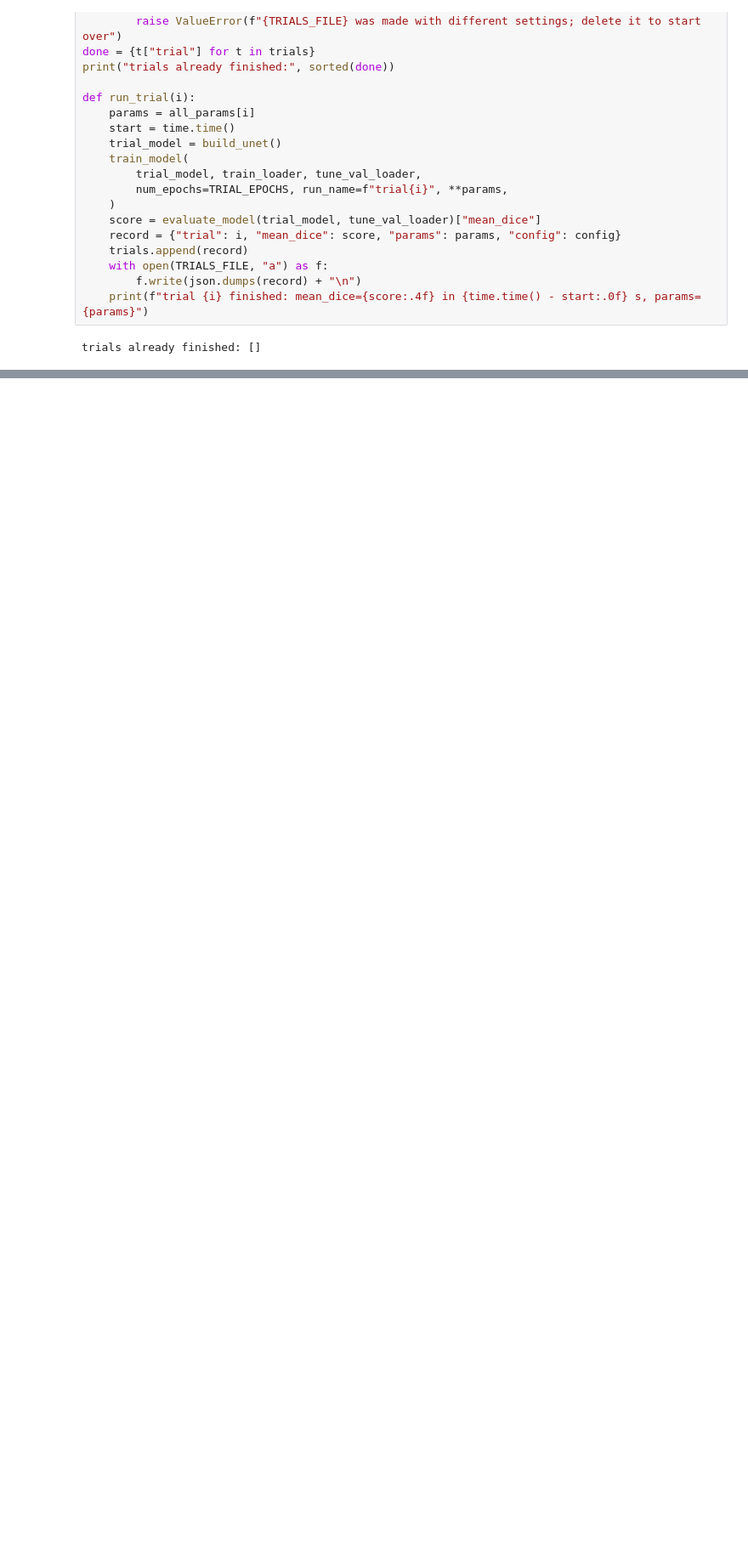
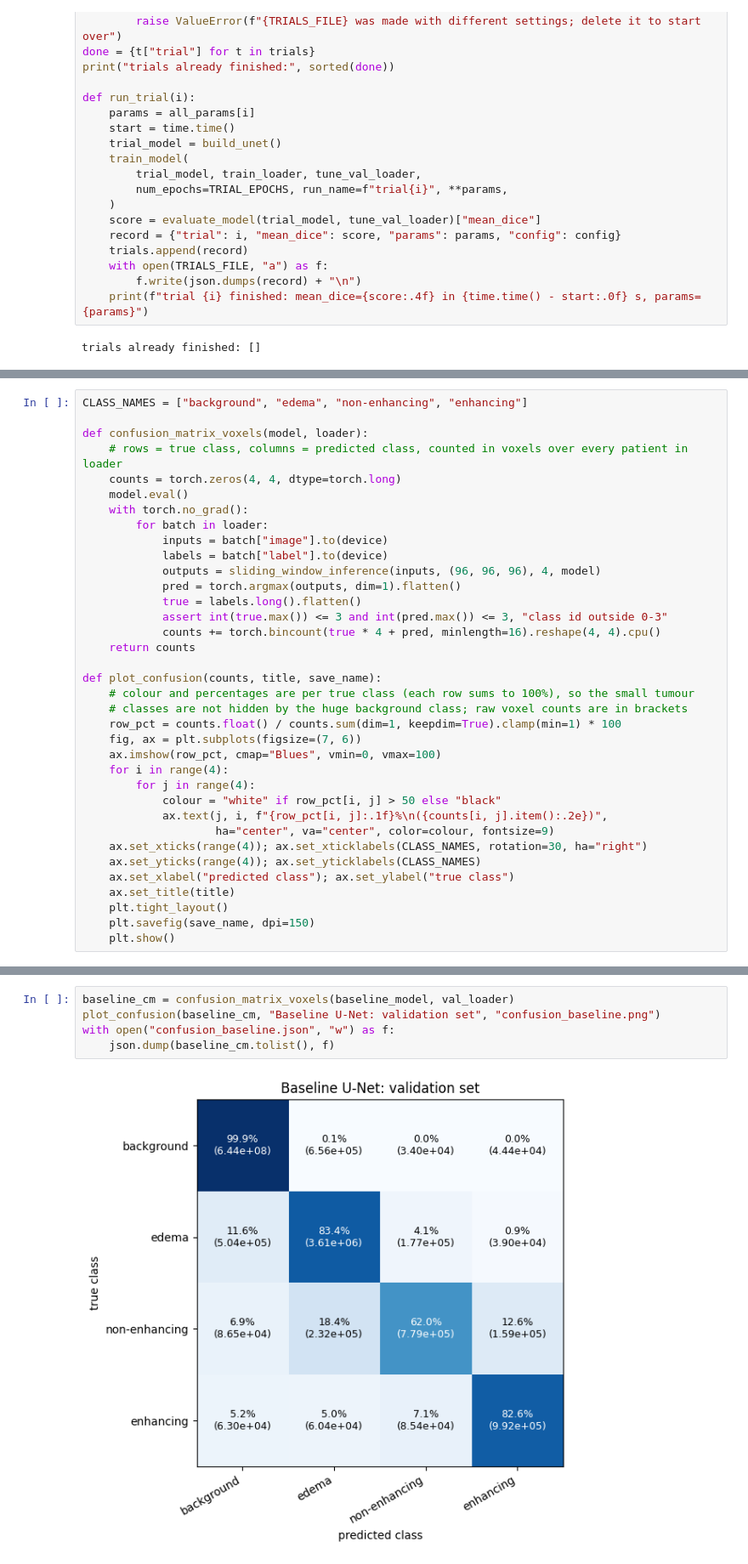
Before and after one commit to Ron-Maina/Brain-Tumour-Segmentation-, a Jupyter notebook: Multi_Region_Brain_Tumour_Segmentation.ipynb, the cells around one changed output, grey strips where cells are left out. Shown at 85% size. Drawn from its saved outputs; the diff is of its cells as text; blank space fills up the shorter version.

```diff
--- a/Multi_Region_Brain_Tumour_Segmentation.ipynb
+++ b/Multi_Region_Brain_Tumour_Segmentation.ipynb
@@ -738,3 +720,39 @@ baseline_history = train_model(
+# %%
+CLASS_NAMES = ["background", "edema", "non-enhancing", "enhancing"]
+
+def confusion_matrix_voxels(model, loader):
+    # rows = true class, columns = predicted class, counted in voxels over every patient in loader
+    counts = torch.zeros(4, 4, dtype=torch.long)
+    model.eval()
+    with torch.no_grad():
+        for batch in loader:
+            inputs = batch["image"].to(device)
+            labels = batch["label"].to(device)
+            outputs = sliding_window_inference(inputs, (96, 96, 96), 4, model)
+            pred = torch.argmax(outputs, dim=1).flatten()
+            true = labels.long().flatten()
+            assert int(true.max()) <= 3 and int(pred.max()) <= 3, "class id outside 0-3"
+            counts += torch.bincount(true * 4 + pred, minlength=16).reshape(4, 4).cpu()
+    return counts
+
+def plot_confusion(counts, title, save_name):
+    # colour and percentages are per true class (each row sums to 100%), so the small tumour
+    # classes are not hidden by the huge background class; raw voxel counts are in brackets
+    row_pct = counts.float() / counts.sum(dim=1, keepdim=True).clamp(min=1) * 100
+    fig, ax = plt.subplots(figsize=(7, 6))
+    ax.imshow(row_pct, cmap="Blues", vmin=0, vmax=100)
+    for i in range(4):
+        for j in range(4):
+            colour = "white" if row_pct[i, j] > 50 else "black"
+            ax.text(j, i, f"{row_pct[i, j]:.1f}%\n({counts[i, j].item():.2e})",
+                    ha="center", va="center", color=colour, fontsize=9)
+    ax.set_xticks(range(4)); ax.set_xticklabels(CLASS_NAMES, rotation=30, ha="right")
+    ax.set_yticks(range(4)); ax.set_yticklabels(CLASS_NAMES)
+    ax.set_xlabel("predicted class"); ax.set_ylabel("true class")
+    ax.set_title(title)
+    plt.tight_layout()
+    plt.savefig(save_name, dpi=150)
+    plt.show()
 # %%
 def plot_history(ax, history, title):
     epochs = range(1, len(history["train_loss"]) + 1)
@@ -753,0 +772,7 @@ plt.show()
+# %%
+baseline_cm = confusion_matrix_voxels(baseline_model, val_loader)
+plot_confusion(baseline_cm, "Baseline U-Net: validation set", "confusion_baseline.png")
+with open("confusion_baseline.json", "w") as f:
+    json.dump(baseline_cm.tolist(), f)
+# %% [output]
+[figure, added]
```
Also changed, not shown: parts of 27 cells of this notebook.
